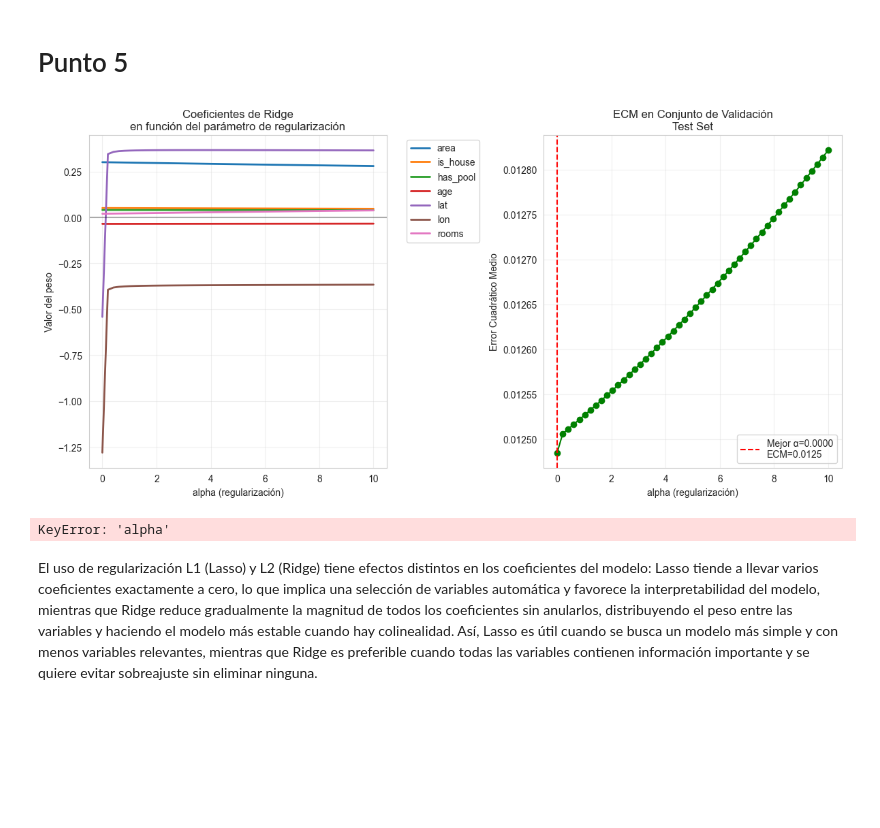
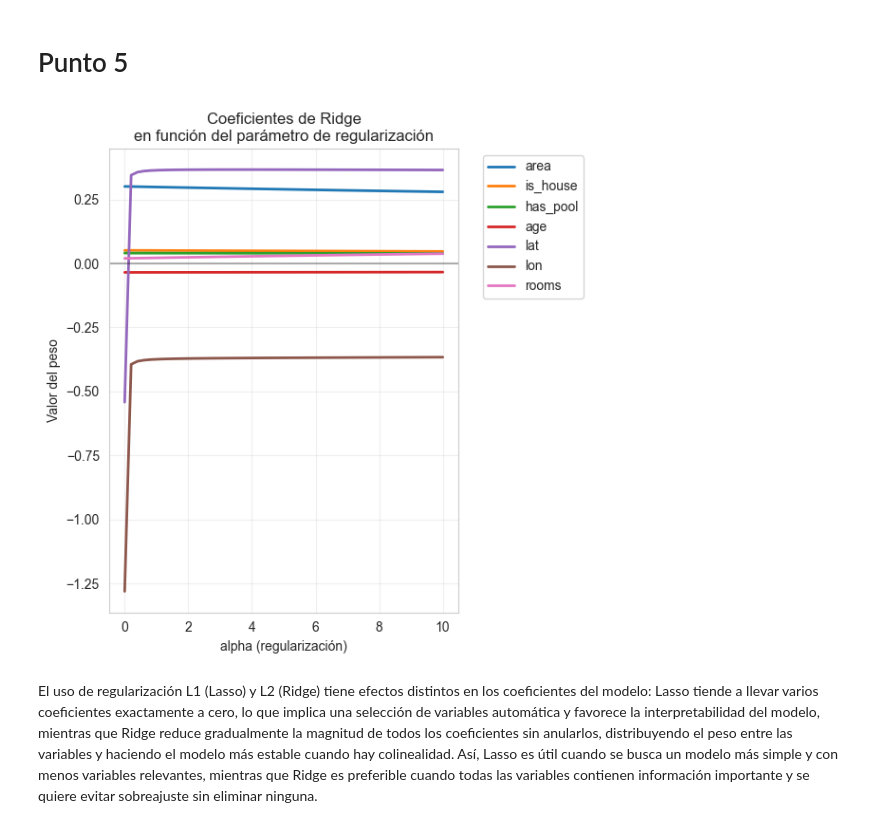
Before and after one commit to frizynn/tp1-machine-learning, a Jupyter notebook: src/Entrega_Tp1.ipynb, the cells around one changed output. Saved outputs shown, nothing was run; the diff lists cells and outputs as text; code cells hidden in the pictures; blank space fills up the shorter version.

Commit message:
refactor plot2

```diff
--- a/src/Entrega_Tp1.ipynb
+++ b/src/Entrega_Tp1.ipynb
@@ -913,36 +913,47 @@ model_engineering3 = results_engineering3["model"]
 # Punto 5
 # %%
 from utils.visuals import plot_regularization_path
+import pandas as pd
+import numpy as np
+from utils.data import split_test_train_with_label
+from models.regression.linear_regressor import LinearRegressor
 
-df = pd.read_csv(r"../data/processed/casas_dev.csv")
+df = pd.read_csv("../data/processed/casas_dev.csv")
 
 X = df.drop('price', axis=1)
 y = df['price']
 
-X_train, X_test, y_train, y_test = split_test_train_with_label(X, y, test_size=0.2, random_state=12,normalize=True)
+X_train, X_test, y_train, y_test = split_test_train_with_label(X, y, test_size=0.2, random_state=12, normalize=True)
 
-
-figures_lasso, coefs_lasso, cv_scores_lasso, best_metrics_lasso = plot_regularization_path(
+figures_ridge, coefs_ridge, cv_scores_ridge, best_metrics_ridge = plot_regularization_path(
     X_train, X_test, y_train, y_test,
     regularization='l2',
     alphas=np.linspace(0, 10, 50),
-    plot_types=['coefs+val'],
+    plot_types=['coefs'],  # Especificamos exactamente lo que queremos
     model=LinearRegressor,
     transform_target=np.log,
-    method='pseudo_inverse',
-    show_plots=False
+    method='pseudo_inverse',  # Para L2 puedes usar método analítico
+    show_plots=True,
+    metrics=['mse', 'r2']
 )
 
-figures_lasso['coefs+val']['fig'].tight_layout()
-plt.figure(figures_lasso['coefs+val']['fig'].number)
-plt.show()
 
-print(f"Mejor alpha: {best_metrics_lasso['alpha']:.2f}")
-print(f"Mejor MSE: {best_metrics_lasso['mse']:.2f}")
-print(f"Mejor R2: {best_metrics_lasso['r2']:.2f}")
+
+# figures_lasso, coefs_lasso, cv_scores_lasso, best_metrics_lasso = plot_regularization_path(
+#     X_train, X_test, y_train, y_test,
+#     regularization='l1',
+#     alphas=np.linspace(0, 10, 50),
+#     plot_types=['coefs+val_mse', 'coefs+val_r2'],  # Especificamos exactamente lo que queremos
+#     model=LinearRegressor,
+#     transform_target=np.log,
+#     method='gradient_descent',
+#     epochs=2000,
+#     learning_rate=0.01,
+#     show_plots=True,  # No mostrar automáticamente
+#     metrics=['mse', 'r2']
+# )
 # %% [output]
-[figure, old version]
+[figure, new version]
-KeyError: 'alpha'
 # %% [markdown]
 El uso de regularización L1 (Lasso) y L2 (Ridge) tiene efectos distintos en los coeficientes del modelo: Lasso tiende a llevar varios coeficientes exactamente a cero, lo que implica una selección de variables automática y favorece la interpretabilidad del modelo, mientras que Ridge reduce gradualmente la magnitud de todos los coeficientes sin anularlos, distribuyendo el peso entre las variables y haciendo el modelo más estable cuando hay colinealidad. Así, Lasso es útil cuando se busca un modelo más simple y con menos variables relevantes, mientras que Ridge es preferible cuando todas las variables contienen información importante y se quiere evitar sobreajuste sin eliminar ninguna.
 # %%
```
Also changed, not shown: 2 other files.
